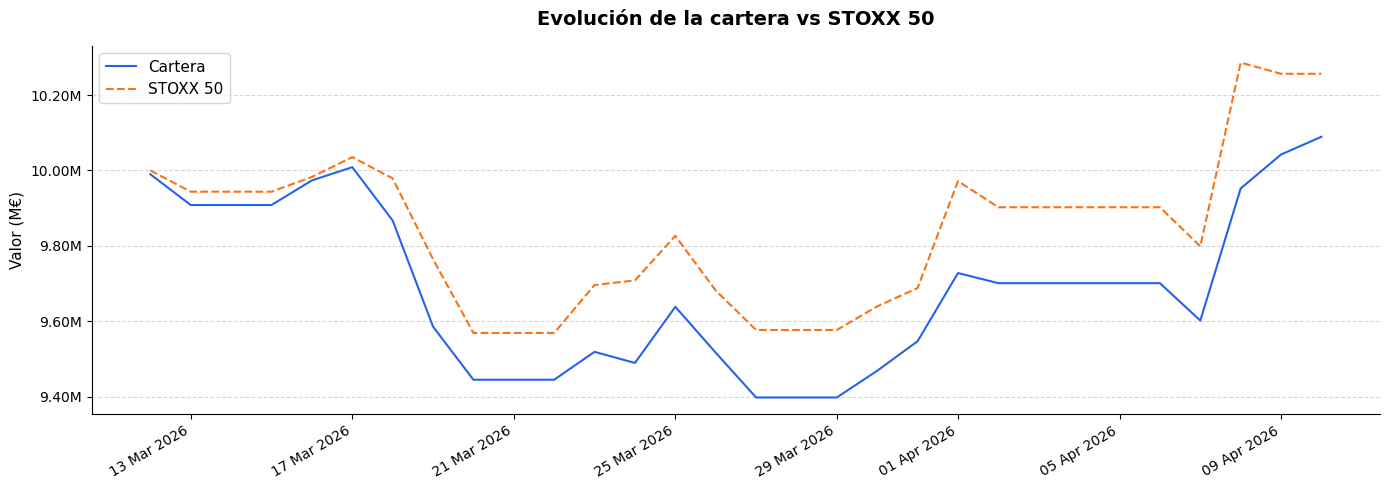
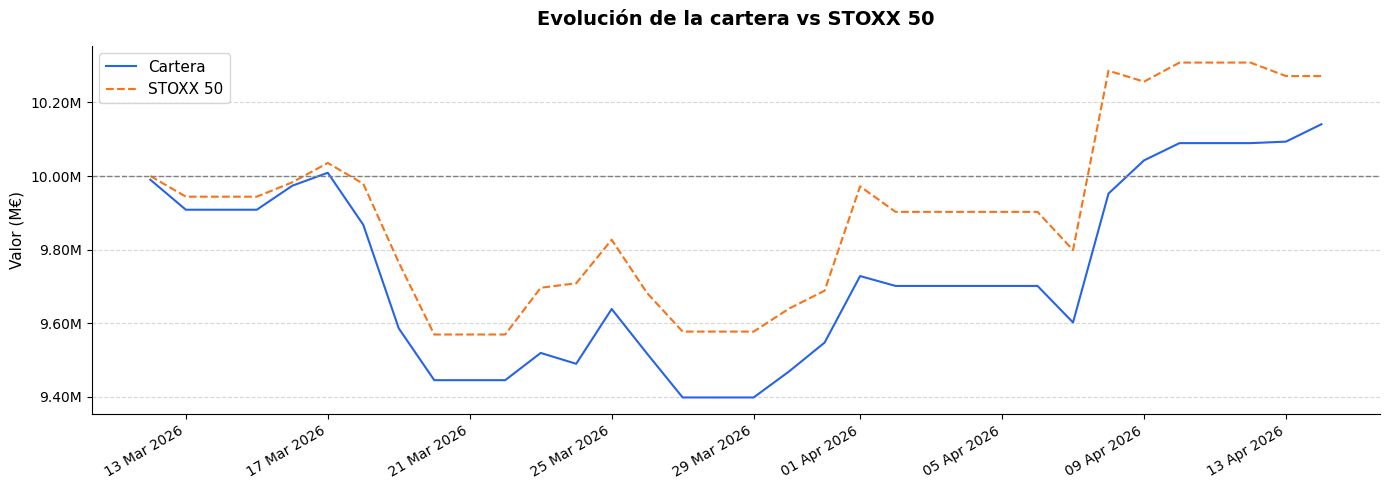
The notebook cell's code change between the first figure and the second:
--- before
+++ after
@@ -12,4 +12,5 @@
 ax.plot(df_plot.index, df_plot["Cartera"], label="Cartera", color="#2563EB", linewidth=1.5)
 ax.plot(df_plot.index, df_plot["STOXX50"], label="STOXX 50", color="#F97316", linewidth=1.5, linestyle="--")
+ax.axhline(y=10, color="gray", linestyle="--", linewidth=1)
 
 ax.set_title("Evolución de la cartera vs STOXX 50", fontsize=14, fontweight="bold", pad=15)

Commit: Últimos ajustes para la primera presentación